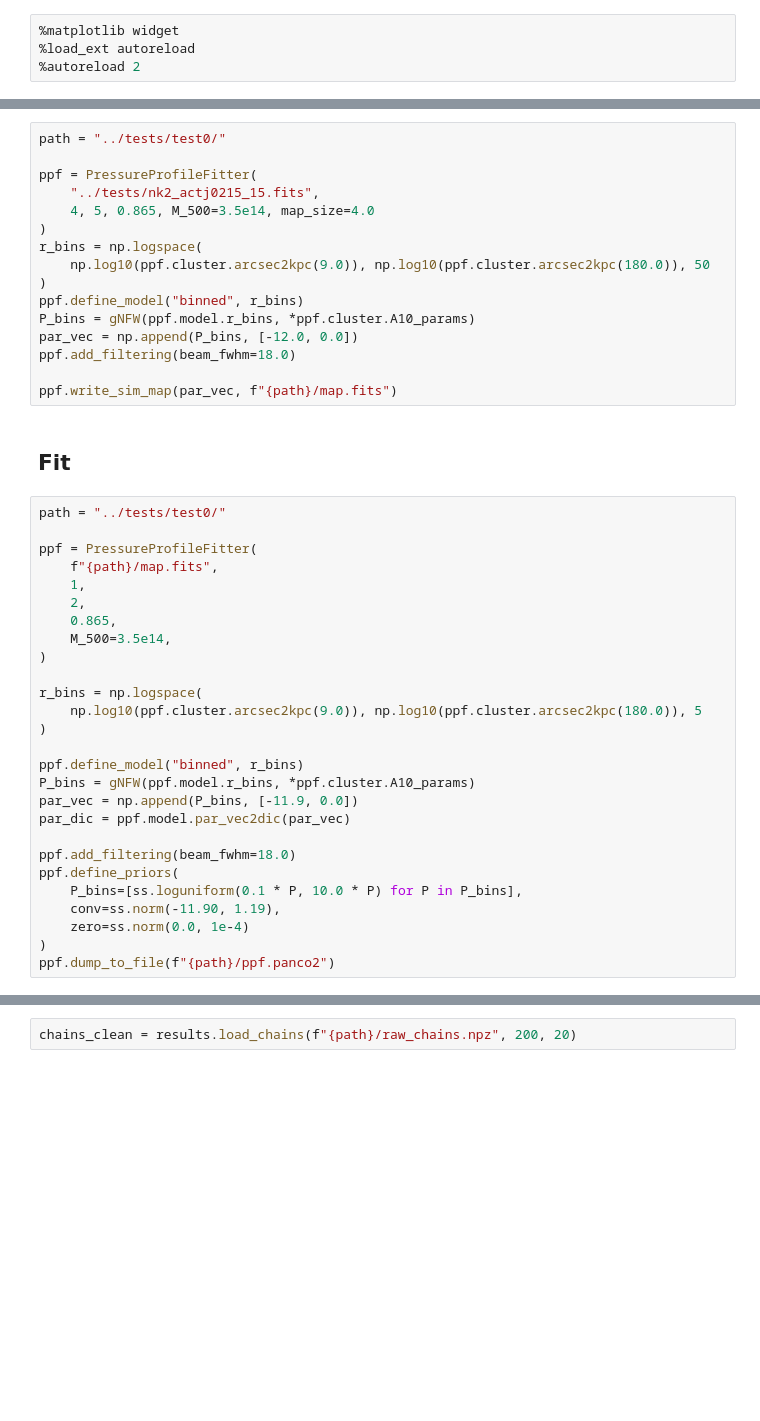
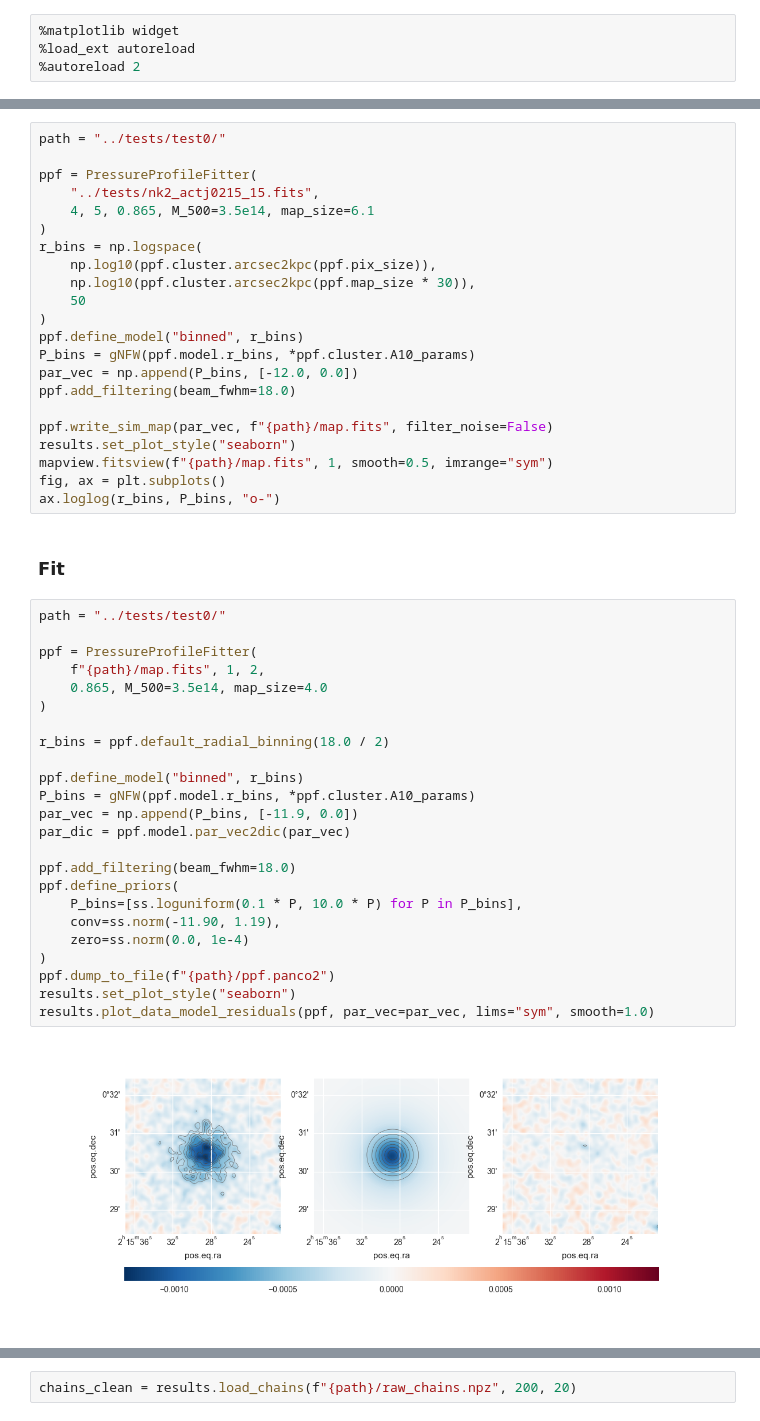
Before and after one commit to fkeruzore/panco2, a Jupyter notebook: panco2/tests.ipynb, the cells around one changed output, grey strips where cells are left out. Drawn from its saved outputs; the diff is of its cells as text; blank space fills up the shorter version.

```diff
--- a/panco2/tests.ipynb
+++ b/panco2/tests.ipynb
@@ -28,44 +31,49 @@ path = "../tests/test0/"
 
 ppf = PressureProfileFitter(
     "../tests/nk2_actj0215_15.fits",
-    4, 5, 0.865, M_500=3.5e14, map_size=4.0
+    4, 5, 0.865, M_500=3.5e14, map_size=6.1
 )
 r_bins = np.logspace(
-    np.log10(ppf.cluster.arcsec2kpc(9.0)), np.log10(ppf.cluster.arcsec2kpc(180.0)), 50
+    np.log10(ppf.cluster.arcsec2kpc(ppf.pix_size)),
+    np.log10(ppf.cluster.arcsec2kpc(ppf.map_size * 30)),
+    50
 )
 ppf.define_model("binned", r_bins)
 P_bins = gNFW(ppf.model.r_bins, *ppf.cluster.A10_params)
 par_vec = np.append(P_bins, [-12.0, 0.0])
 ppf.add_filtering(beam_fwhm=18.0)
 
-ppf.write_sim_map(par_vec, f"{path}/map.fits")
+ppf.write_sim_map(par_vec, f"{path}/map.fits", filter_noise=False)
+results.set_plot_style("seaborn")
+mapview.fitsview(f"{path}/map.fits", 1, smooth=0.5, imrange="sym")
+fig, ax = plt.subplots()
+ax.loglog(r_bins, P_bins, "o-")
 # %% [markdown]
-## Fit
+### Fit
 # %%
 path = "../tests/test0/"
 
 ppf = PressureProfileFitter(
-    f"{path}/map.fits",
-    1,
-    2,
-    0.865,
-    M_500=3.5e14,
+    f"{path}/map.fits", 1, 2,
+    0.865, M_500=3.5e14, map_size=4.0
 )
 
-r_bins = np.logspace(
-    np.log10(ppf.cluster.arcsec2kpc(9.0)), np.log10(ppf.cluster.arcsec2kpc(180.0)), 5
-)
+r_bins = ppf.default_radial_binning(18.0 / 2)
 
 ppf.define_model("binned", r_bins)
 P_bins = gNFW(ppf.model.r_bins, *ppf.cluster.A10_params)
 par_vec = np.append(P_bins, [-11.9, 0.0])
 par_dic = ppf.model.par_vec2dic(par_vec)
 
 ppf.add_filtering(beam_fwhm=18.0)
 ppf.define_priors(
     P_bins=[ss.loguniform(0.1 * P, 10.0 * P) for P in P_bins],
     conv=ss.norm(-11.90, 1.19),
     zero=ss.norm(0.0, 1e-4)
 )
 ppf.dump_to_file(f"{path}/ppf.panco2")
+results.set_plot_style("seaborn")
+results.plot_data_model_residuals(ppf, par_vec=par_vec, lims="sym", smooth=1.0)
+# %% [output]
+[figure, added]
 # %%
```
Also changed, not shown: parts of 38 cells of this notebook, 2 other files.
